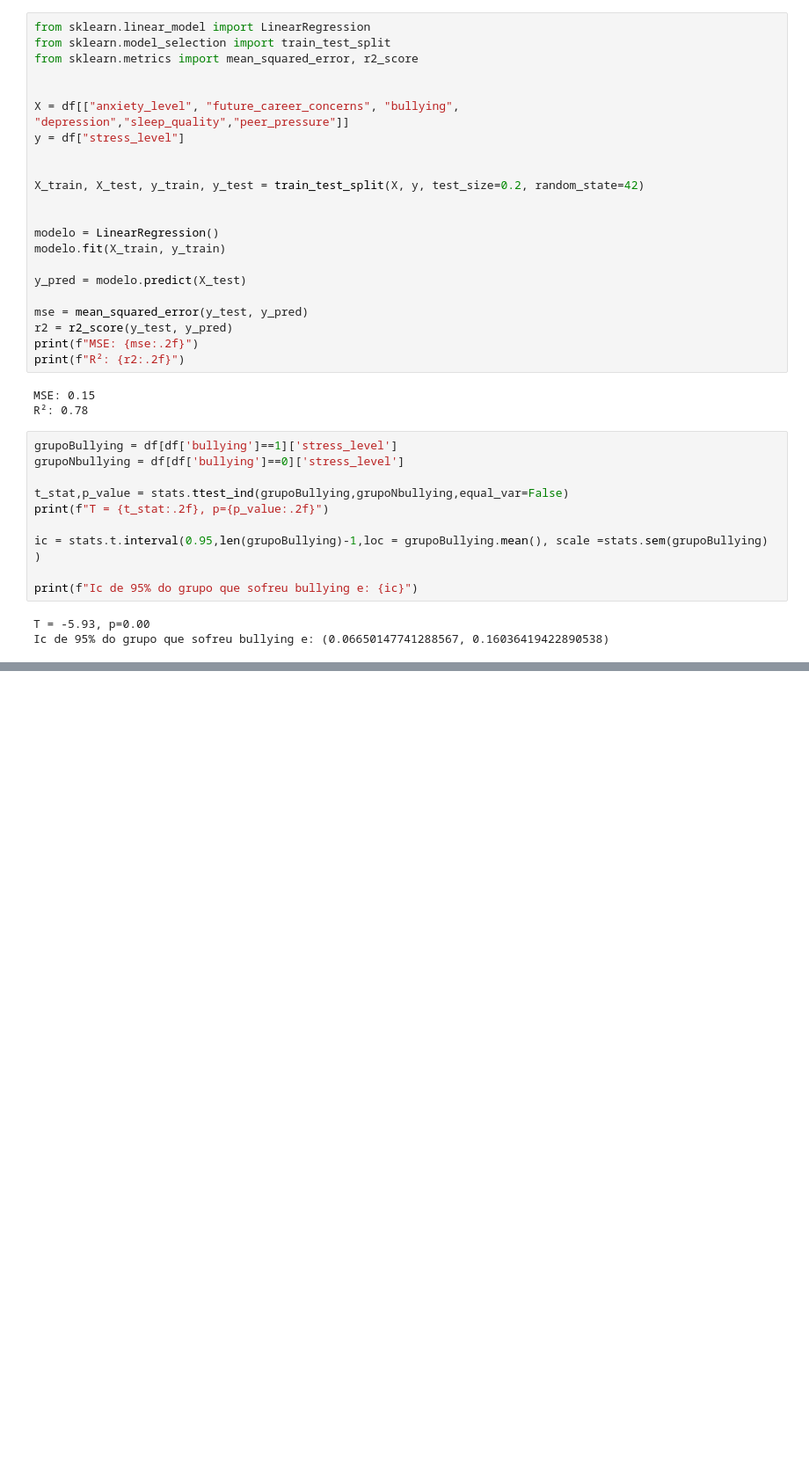
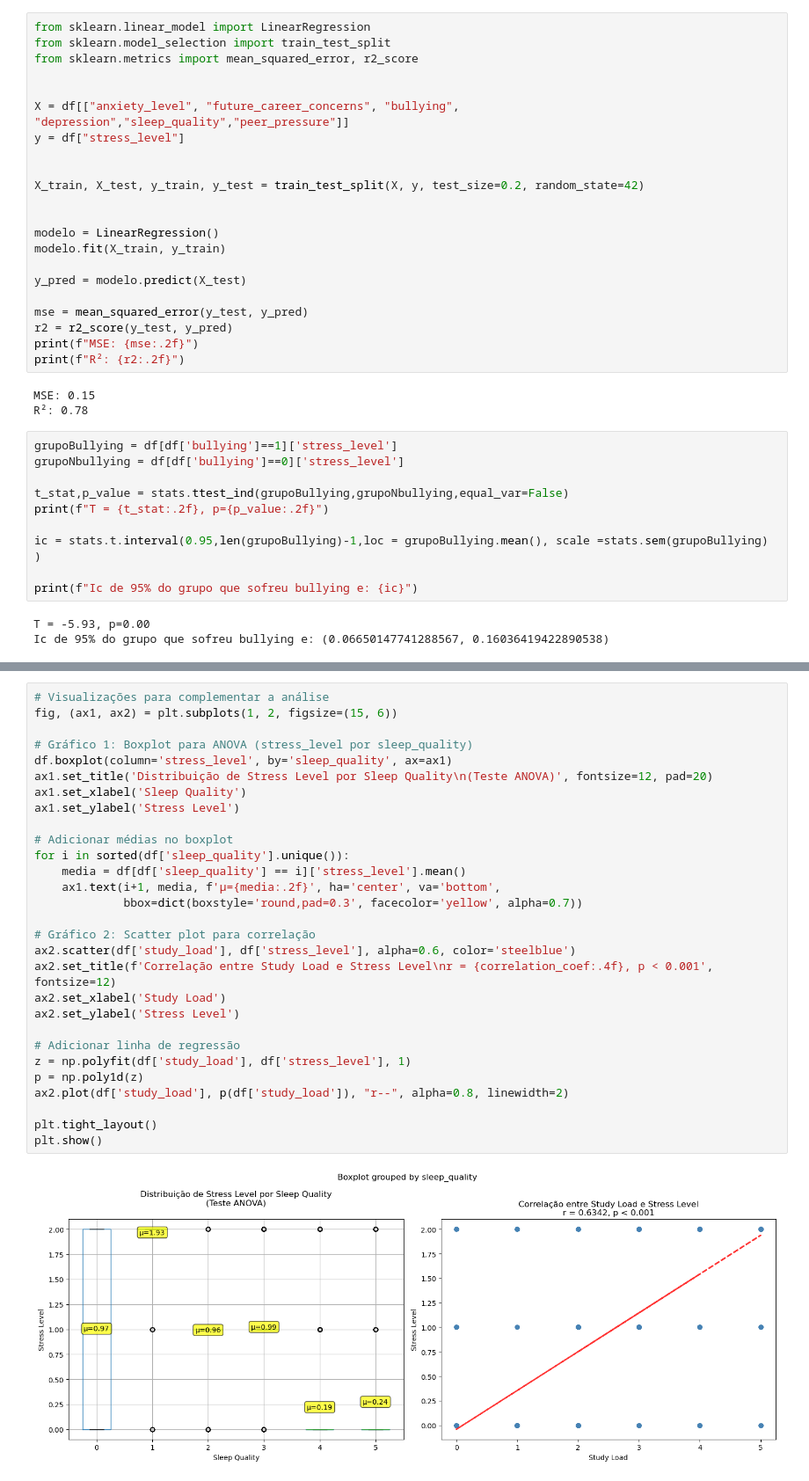
Before and after one commit to JPSSmaths/Project-Study-Stress-Monitoring, a Jupyter notebook: Projeto stress.ipynb, the cells around one changed output, grey strips where cells are left out. Shown at 88% size. Cells and saved outputs as stored; diff of their text form; blank space fills up the shorter version.

```diff
--- a/Projeto stress.ipynb
+++ b/Projeto stress.ipynb
@@ -173,0 +332,31 @@ Ic de 95% do grupo que sofreu bullying e: (0.06650147741288567, 0.16036419422890
+# %%
+# Visualizações para complementar a análise
+fig, (ax1, ax2) = plt.subplots(1, 2, figsize=(15, 6))
+
+# Gráfico 1: Boxplot para ANOVA (stress_level por sleep_quality)
+df.boxplot(column='stress_level', by='sleep_quality', ax=ax1)
+ax1.set_title('Distribuição de Stress Level por Sleep Quality\n(Teste ANOVA)', fontsize=12, pad=20)
+ax1.set_xlabel('Sleep Quality')
+ax1.set_ylabel('Stress Level')
+
+# Adicionar médias no boxplot
+for i in sorted(df['sleep_quality'].unique()):
+    media = df[df['sleep_quality'] == i]['stress_level'].mean()
+    ax1.text(i+1, media, f'μ={media:.2f}', ha='center', va='bottom',
+             bbox=dict(boxstyle='round,pad=0.3', facecolor='yellow', alpha=0.7))
+
+# Gráfico 2: Scatter plot para correlação
+ax2.scatter(df['study_load'], df['stress_level'], alpha=0.6, color='steelblue')
+ax2.set_title(f'Correlação entre Study Load e Stress Level\nr = {correlation_coef:.4f}, p < 0.001', fontsize=12)
+ax2.set_xlabel('Study Load')
+ax2.set_ylabel('Stress Level')
+
+# Adicionar linha de regressão
+z = np.polyfit(df['study_load'], df['stress_level'], 1)
+p = np.poly1d(z)
+ax2.plot(df['study_load'], p(df['study_load']), "r--", alpha=0.8, linewidth=2)
+
+plt.tight_layout()
+plt.show()
+# %% [output]
+[figure, added]
```
Also changed, not shown: parts of 5 cells of this notebook.
